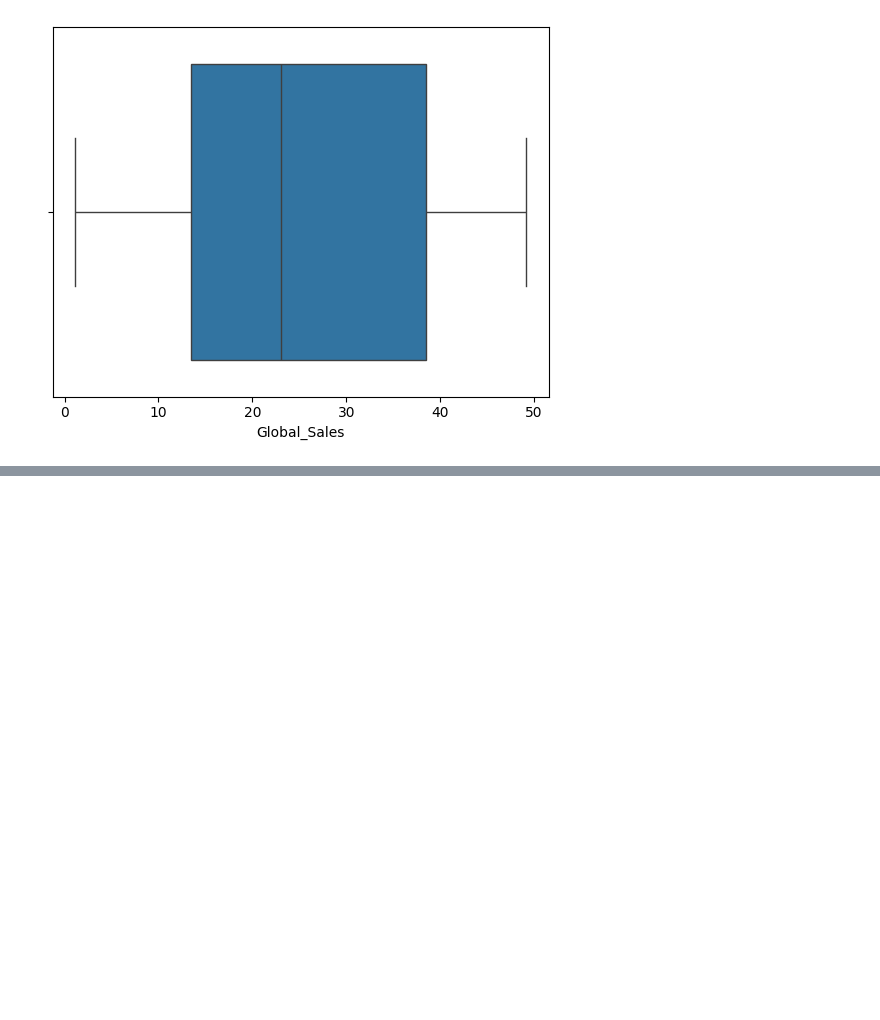
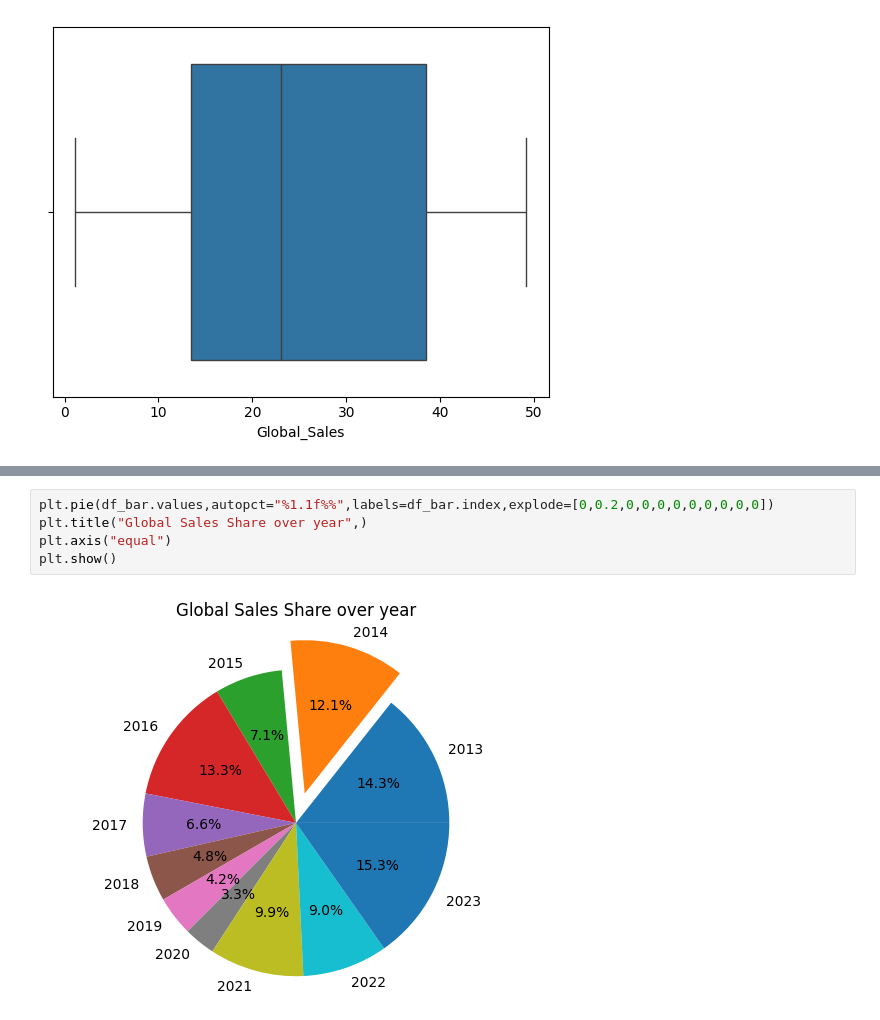
Before and after one commit to hitesh0404/Python, a Jupyter notebook: Batch337/jupyterNotebooks/learningMatplotLib.ipynb, the cells around one changed output, grey strips where cells are left out. Drawn from its saved outputs; the diff is of its cells as text; blank space fills up the shorter version.

```diff
--- a/Batch337/jupyterNotebooks/learningMatplotLib.ipynb
+++ b/Batch337/jupyterNotebooks/learningMatplotLib.ipynb
@@ -285,0 +343,7 @@ plt.show()
+# %%
+plt.pie(df_bar.values,autopct="%1.1f%%",labels=df_bar.index,explode=[0,0.2,0,0,0,0,0,0,0,0,0])
+plt.title("Global Sales Share over year",)
+plt.axis("equal")
+plt.show()
+# %% [output]
+[figure, added]
```
Also changed, not shown: parts of 17 cells of this notebook, 5 other files.
